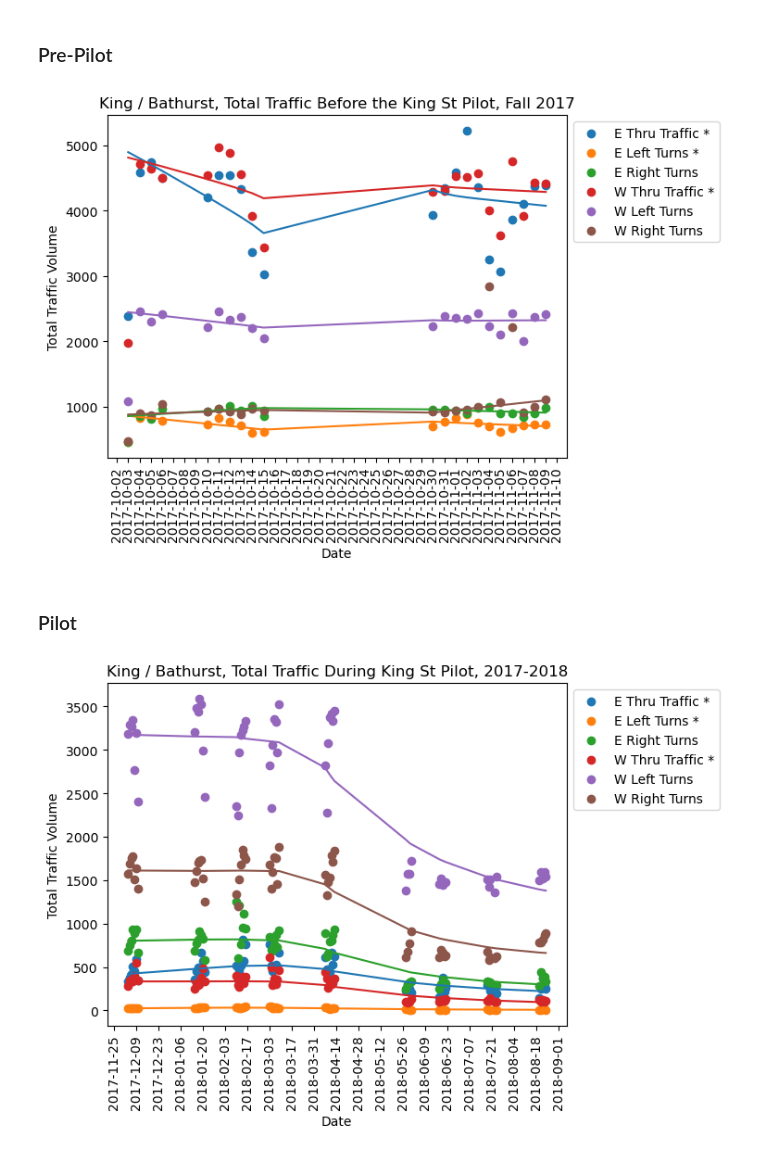
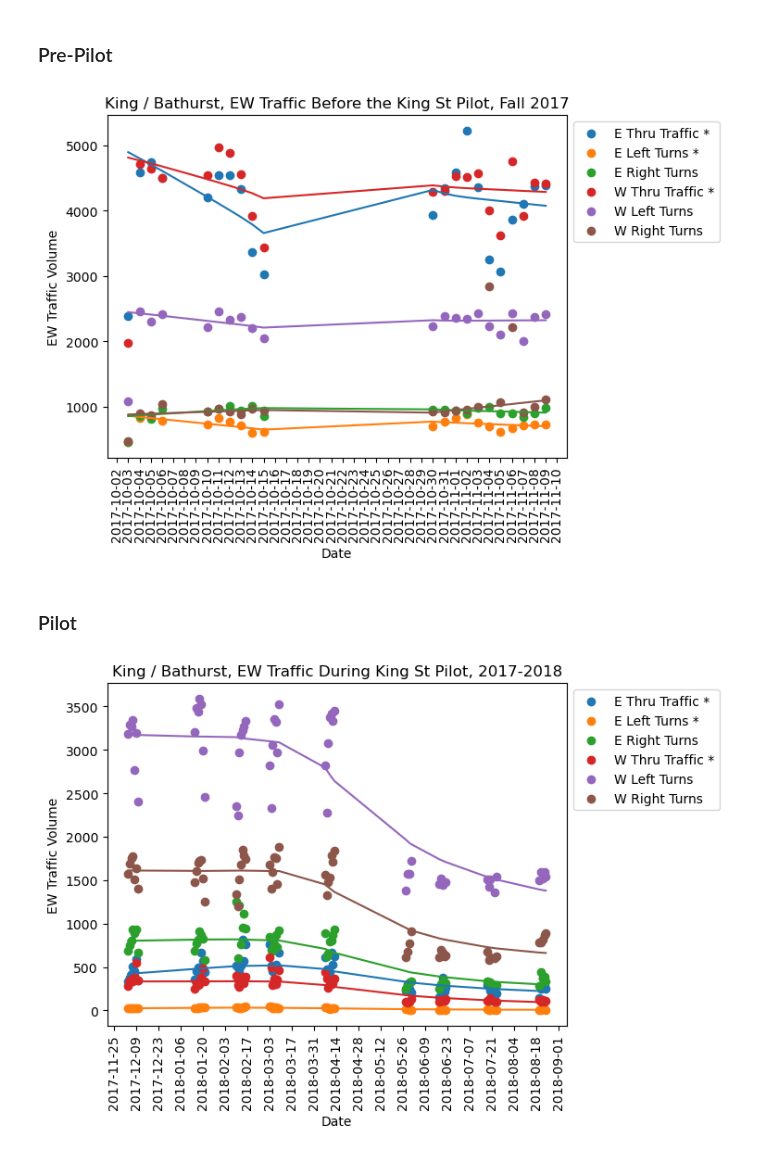
Before and after one commit to schoolofcities/king-street-toronto, a Jupyter notebook: analysis/King St EDA Bathurst.ipynb, the cells around one changed output. Cells and saved outputs as stored; diff of their text form; code cells hidden in the pictures.

```diff
--- a/analysis/King St EDA Bathurst.ipynb
+++ b/analysis/King St EDA Bathurst.ipynb
@@ -297,36 +327,36 @@ smoothedx = filtered[:,0].astype('datetime64[ns]')
 smoothedy = filtered[:,1]
 plt.plot(smoothedx, smoothedy)
 
 filtered = lowess(resultPrePilot.w_thru_vol, pd.to_datetime(resultPrePilot.index), is_sorted=True, frac= 3./5, it=3)
 smoothedx = filtered[:,0].astype('datetime64[ns]')
 smoothedy = filtered[:,1]
 plt.plot(smoothedx, smoothedy)
 
 filtered = lowess(resultPrePilot.w_left_vol, pd.to_datetime(resultPrePilot.index), is_sorted=True, frac= 3./5, it=3)
 smoothedx = filtered[:,0].astype('datetime64[ns]')
 smoothedy = filtered[:,1]
 plt.plot(smoothedx, smoothedy)
 
 filtered = lowess(resultPrePilot.w_right_vol, pd.to_datetime(resultPrePilot.index), is_sorted=True, frac= 3./5, it=3)
 smoothedx = filtered[:,0].astype('datetime64[ns]')
 smoothedy = filtered[:,1]
 plt.plot(smoothedx, smoothedy)
 
 # plot details
 plt.legend((etv, elv, erv, wtv, wlv, wrv),
            ("E Thru Traffic *", "E Left Turns *", "E Right Turns", "W Thru Traffic *", "W Left Turns", "W Right Turns"),
            scatterpoints=1, bbox_to_anchor=(1, 1), loc='upper left')
 
-plt.title('King / Bathurst, Total Traffic Before the King St Pilot, Fall 2017')
+plt.title('King / Bathurst, EW Traffic Before the King St Pilot, Fall 2017')
 plt.xlabel('Date')
-plt.ylabel('Total Traffic Volume')
+plt.ylabel('EW Traffic Volume')
 plt.xticks(rotation=90)
 # plt.ylim(0, 4000)
 ax.xaxis.set_major_locator(mdates.DayLocator(interval=1))
 ax.xaxis.set_major_formatter(mdates.DateFormatter('%Y-%m-%d'))
 plt.show()
 # %% [output]
-[figure, old version]
+[figure, new version]
 # %% [markdown]
 ### Pilot
 # %%
@@ -381,16 +411,16 @@ plt.legend((etv, elv, erv, wtv, wlv, wrv),
            ("E Thru Traffic *", "E Left Turns *", "E Right Turns", "W Thru Traffic *", "W Left Turns", "W Right Turns"),
            scatterpoints=1, bbox_to_anchor=(1, 1), loc='upper left')
 
-plt.title('King / Bathurst, Total Traffic During King St Pilot, 2017-2018')
+plt.title('King / Bathurst, EW Traffic During King St Pilot, 2017-2018')
 plt.xlabel('Date')
-plt.ylabel('Total Traffic Volume')
+plt.ylabel('EW Traffic Volume')
 plt.xticks(rotation=90)
 # plt.ylim(0, 4000)
 ax.xaxis.set_major_locator(mdates.DayLocator(interval=14))
 ax.xaxis.set_major_formatter(mdates.DateFormatter('%Y-%m-%d'))
 plt.show()
 # %% [output]
-[figure, old version]
+[figure, new version]
 # %%
 fig = plt.figure()
 ax = fig.add_subplot(1,1,1)
```
Also changed, not shown: parts of 11 cells of this notebook, 2 other files.
